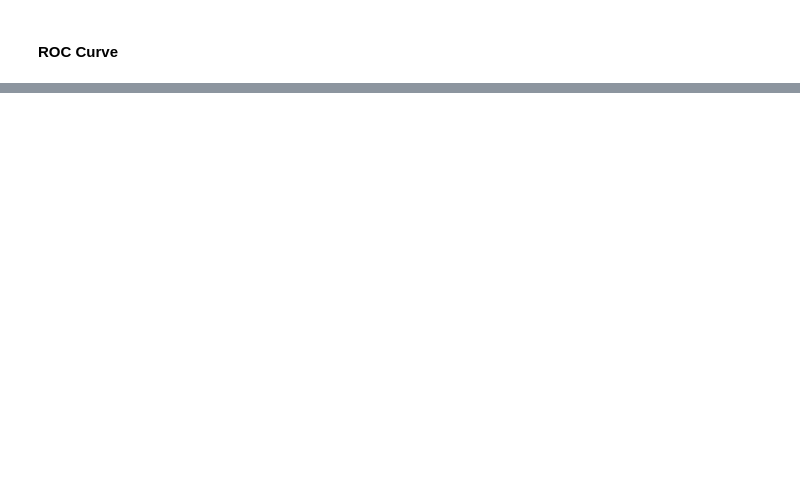
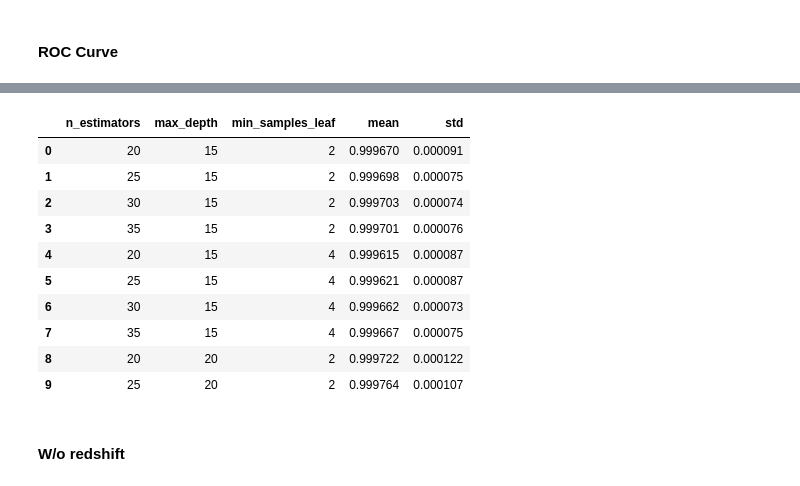
Before and after one commit to LyndaATT/Spatial-Classification, a Jupyter notebook: all.ipynb, the cells around one changed output, grey strips where cells are left out. Drawn from its saved outputs; the diff is of its cells as text; code cells hidden in the pictures; blank space fills up the shorter version.

```diff
--- a/all.ipynb
+++ b/all.ipynb
@@ -870,0 +888,31 @@ plt.legend(loc="center right")
+# %%
+paramsRF6ft = randomForst6ft.cv_results_['params']
+mean_scores6ft = randomForst6ft.cv_results_['mean_test_score']
+std_scores6ft = randomForst6ft.cv_results_['std_test_score']
+# %%
+n_estimators = []
+max_depth = []
+min_samples_leaf = []
+for l in paramsRF6ft:
+    n_estimators.append(l['n_estimators'])
+    max_depth.append(l['max_depth'])
+    min_samples_leaf.append(l['min_samples_leaf'])
+
+data6ft = {'n_estimators':n_estimators, 'max_depth':max_depth, 'min_samples_leaf':min_samples_leaf, 'mean':mean_scores6ft, 'std':std_scores6ft}
+# %%
+df6ft = pd.DataFrame(data=data6ft)
+df6ft.head(10)
+# %% [output]
+|  | n_estimators | max_depth | min_samples_leaf | mean | std |
+| 0 | 20 | 15 | 2 | 0.999670 | 0.000091 |
+| 1 | 25 | 15 | 2 | 0.999698 | 0.000075 |
+| 2 | 30 | 15 | 2 | 0.999703 | 0.000074 |
+| 3 | 35 | 15 | 2 | 0.999701 | 0.000076 |
+| 4 | 20 | 15 | 4 | 0.999615 | 0.000087 |
+| 5 | 25 | 15 | 4 | 0.999621 | 0.000087 |
+| 6 | 30 | 15 | 4 | 0.999662 | 0.000073 |
+| 7 | 35 | 15 | 4 | 0.999667 | 0.000075 |
+| 8 | 20 | 20 | 2 | 0.999722 | 0.000122 |
+| 9 | 25 | 20 | 2 | 0.999764 | 0.000107 |
+# %% [markdown]
+#### W/o redshift
```
Also changed, not shown: parts of 28 cells of this notebook.
